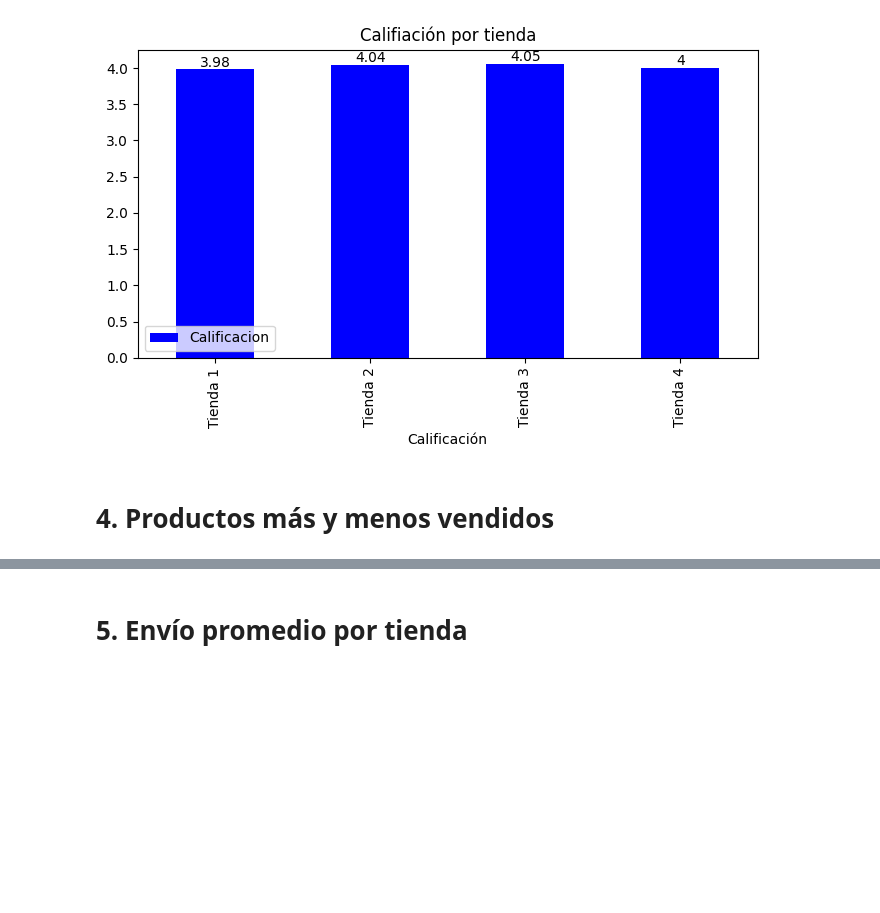
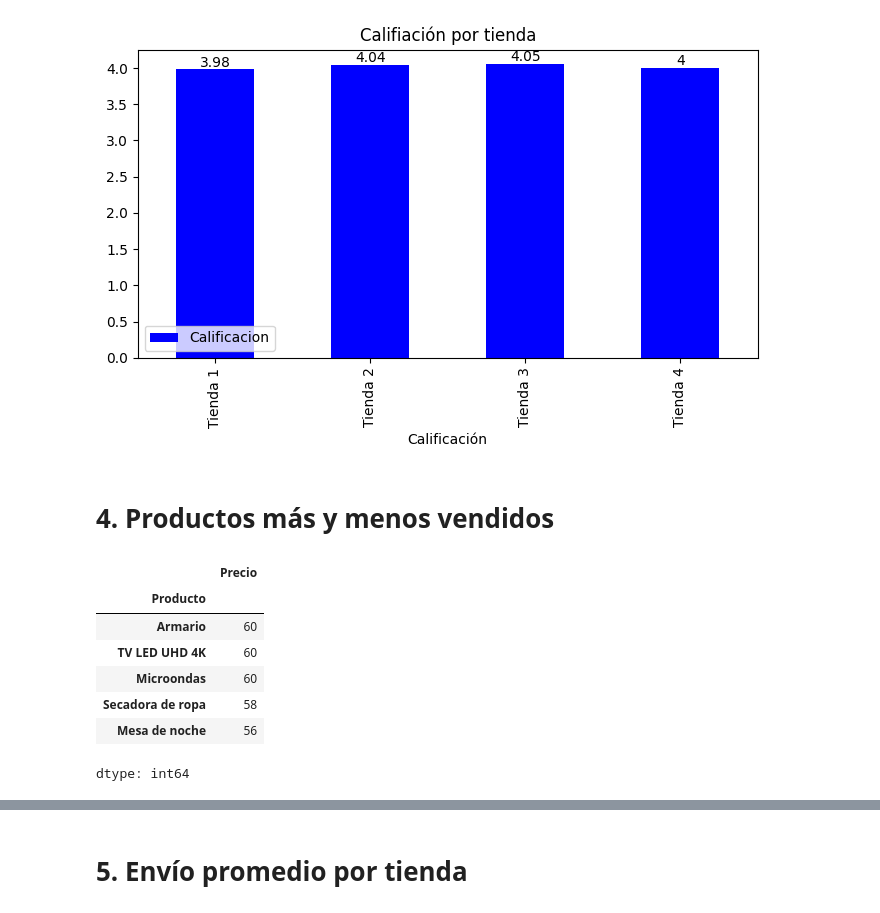
Before and after one commit to MCCoronel12/Challege_Alura, a Jupyter notebook: AluraStoreLatam.ipynb, the cells around one changed output, grey strips where cells are left out. Drawn from its saved outputs; the diff is of its cells as text; code cells hidden in the pictures; blank space fills up the shorter version.

```diff
--- a/AluraStoreLatam.ipynb
+++ b/AluraStoreLatam.ipynb
@@ -314,3 +314,15 @@ plt.show()
 [figure]
 # %% [markdown]
 # 4. Productos más y menos vendidos
+# %%
+p_tienda1 = tienda.groupby("Producto")["Precio"].count().sort_values(ascending=False)
+p_tienda1.head(5)
+# %% [output]
+|  | Precio |
+| Producto |  |
+| Armario | 60 |
+| TV LED UHD 4K | 60 |
+| Microondas | 60 |
+| Secadora de ropa | 58 |
+| Mesa de noche | 56 |
+dtype: int64
```
Also changed, not shown: parts of 8 cells of this notebook.
